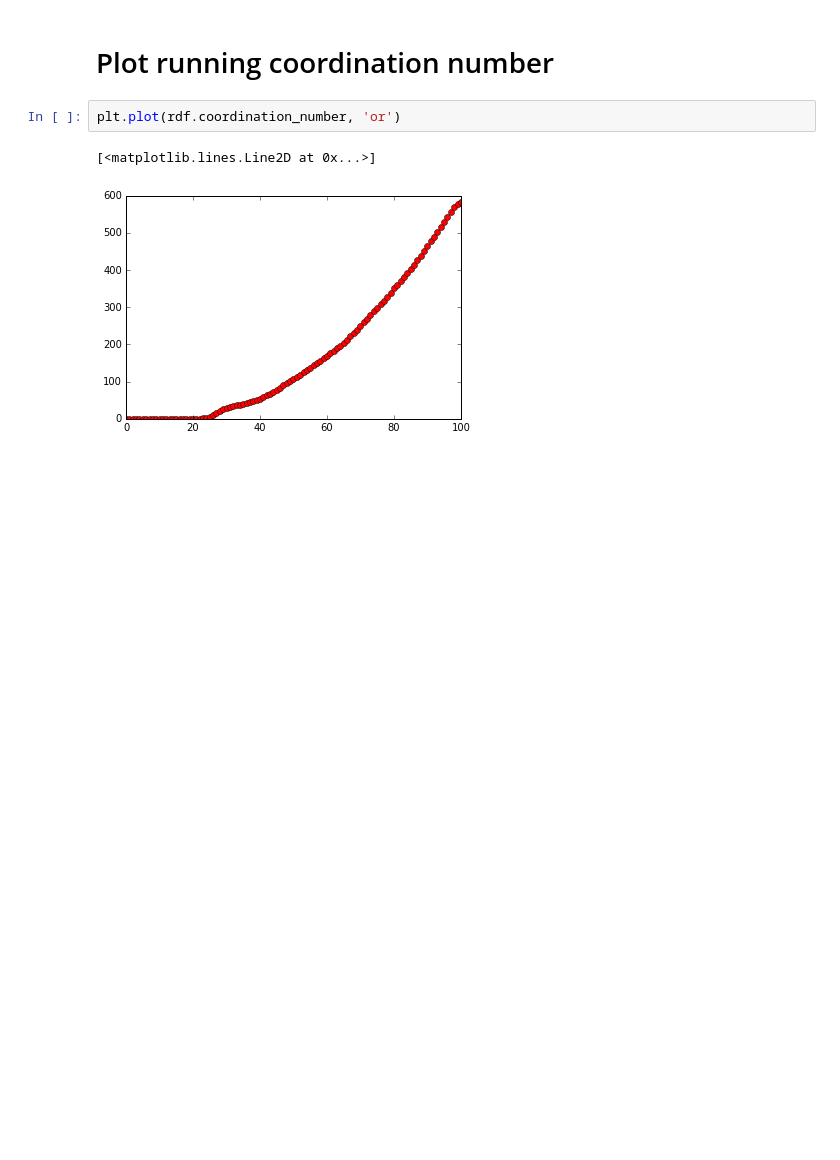
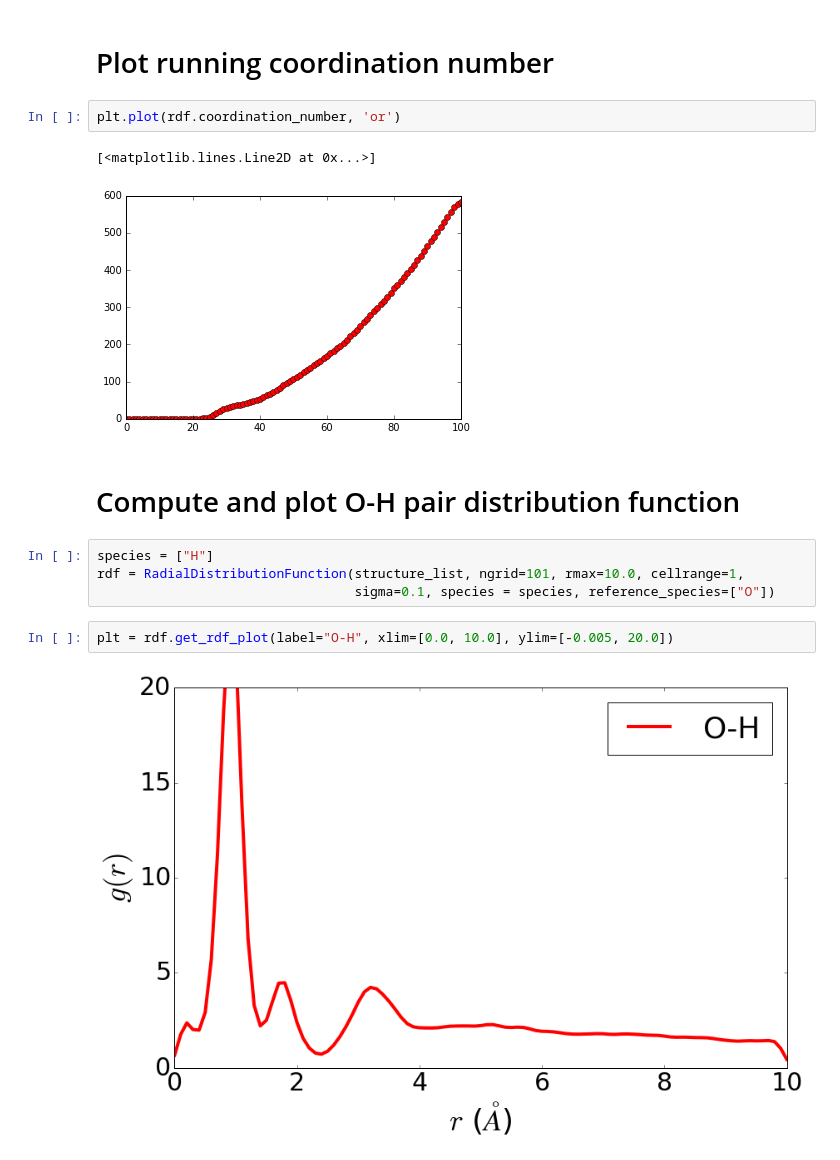
Before and after one commit to matk86/MDTools, a Jupyter notebook: Notebooks/lammps_analysis.ipynb, the cells around one changed output. Drawn from its saved outputs; the diff is of its cells as text; blank space fills up the shorter version.

Commit message:
add O-H pair distribution to lammps_analysis

```diff
--- a/Notebooks/lammps_analysis.ipynb
+++ b/Notebooks/lammps_analysis.ipynb
@@ -64,3 +64,13 @@ plt.plot(rdf.coordination_number, 'or')
 # %% [output]
 [<matplotlib.lines.Line2D at 0x...>]
 [figure]
+# %% [markdown]
+# Compute and plot O-H pair distribution function
+# %%
+species = ["H"]
+rdf = RadialDistributionFunction(structure_list, ngrid=101, rmax=10.0, cellrange=1,
+                                 sigma=0.1, species = species, reference_species=["O"])
+# %%
+plt = rdf.get_rdf_plot(label="O-H", xlim=[0.0, 10.0], ylim=[-0.005, 20.0])
+# %% [output]
+[figure, added]
```
Also changed, not shown: parts of 1 cell of this notebook.
